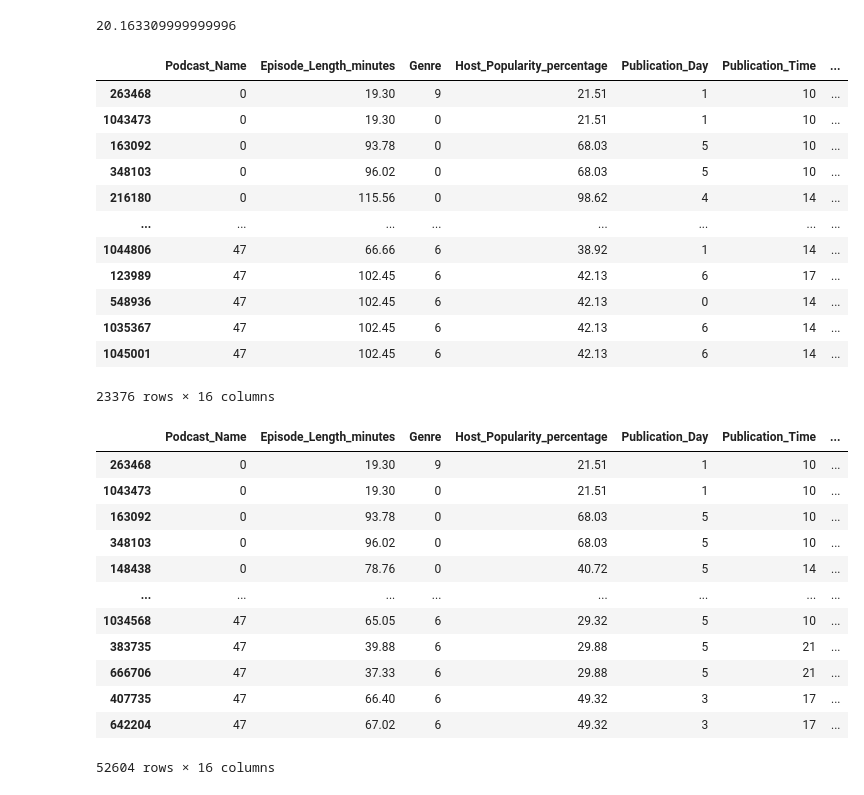
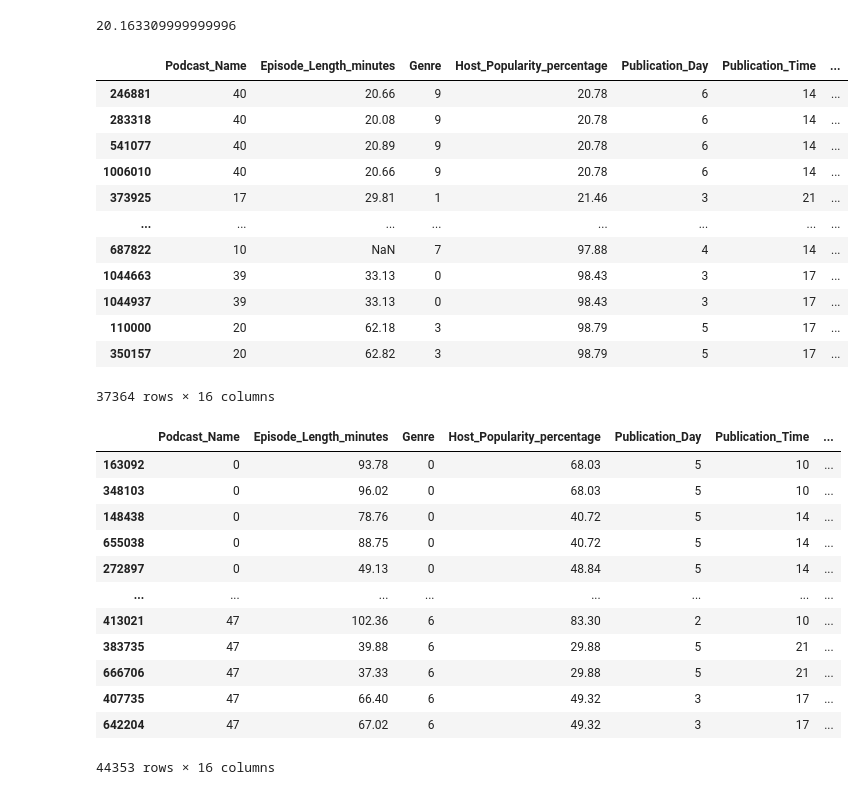
Before and after one commit to masaishi/kaggle-s5e4-6th-solution, a Jupyter notebook: notebooks/eda_001_check_dup.ipynb, the cells around one changed output. Cells and saved outputs as stored; diff of their text form; code cells hidden in the pictures.

```diff
--- a/notebooks/eda_001_check_dup.ipynb
+++ b/notebooks/eda_001_check_dup.ipynb
@@ -189,45 +189,45 @@ calc_rmse([89.693310], [69.530000])
 # %%
 cols_to_compare = ['Podcast_Name', 'Episode_Num', 'Host_Popularity_percentage', 'Guest_Popularity_percentage']
 
 df_dup = df_train.copy()
 df_dup = df_dup.dropna(subset=['Guest_Popularity_percentage'])
 df_dup = df_dup[df_dup.duplicated(subset=cols_to_compare, keep=False)]
-df_dup = df_dup.sort_values(cols_to_compare)
+df_dup = df_dup.sort_values(cols_to_compare + ["Listening_Time_minutes"])
 df_dup
 # %% [output]
 |  | Podcast_Name | Episode_Length_minutes | Genre | Host_Popularity_percentage | Publication_Day | Publication_Time | ... |
-| 263468 | 0 | 19.30 | 9 | 21.51 | 1 | 10 | ... |
-| 1043473 | 0 | 19.30 | 0 | 21.51 | 1 | 10 | ... |
-| 163092 | 0 | 93.78 | 0 | 68.03 | 5 | 10 | ... |
-| 348103 | 0 | 96.02 | 0 | 68.03 | 5 | 10 | ... |
-| 216180 | 0 | 115.56 | 0 | 98.62 | 4 | 14 | ... |
+| 246881 | 40 | 20.66 | 9 | 20.78 | 6 | 14 | ... |
+| 283318 | 40 | 20.08 | 9 | 20.78 | 6 | 14 | ... |
+| 541077 | 40 | 20.89 | 9 | 20.78 | 6 | 14 | ... |
+| 1006010 | 40 | 20.66 | 9 | 20.78 | 6 | 14 | ... |
+| 373925 | 17 | 29.81 | 1 | 21.46 | 3 | 21 | ... |
 | ... | ... | ... | ... | ... | ... | ... | ... |
-| 1044806 | 47 | 66.66 | 6 | 38.92 | 1 | 14 | ... |
-| 123989 | 47 | 102.45 | 6 | 42.13 | 6 | 17 | ... |
-| 548936 | 47 | 102.45 | 6 | 42.13 | 0 | 14 | ... |
-| 1035367 | 47 | 102.45 | 6 | 42.13 | 6 | 14 | ... |
-| 1045001 | 47 | 102.45 | 6 | 42.13 | 6 | 14 | ... |
+| 687822 | 10 | NaN | 7 | 97.88 | 4 | 14 | ... |
+| 1044663 | 39 | 33.13 | 0 | 98.43 | 3 | 17 | ... |
+| 1044937 | 39 | 33.13 | 0 | 98.43 | 3 | 17 | ... |
+| 110000 | 20 | 62.18 | 3 | 98.79 | 5 | 17 | ... |
+| 350157 | 20 | 62.82 | 3 | 98.79 | 5 | 17 | ... |
-23376 rows × 16 columns
+37364 rows × 16 columns
 # %%
-cols_to_compare = ['Podcast_Name', 'Episode_Num', 'Host_Popularity_percentage', 'Publication_Day']
+cols_to_compare = ['Podcast_Name', 'Episode_Num', 'Host_Popularity_percentage', 'Publication_Day', 'Publication_Time']
 
 df_dup2 = df_train.copy()
 # df_dup = df_dup.dropna(subset=['Guest_Popularity_percentage'])
 df_dup2 = df_dup2[df_dup2.duplicated(subset=cols_to_compare, keep=False)]
-df_dup2 = df_dup2.sort_values(cols_to_compare)
+df_dup2 = df_dup2.sort_values(cols_to_compare + ["Listening_Time_minutes"])
 df_dup2
 # %% [output]
 |  | Podcast_Name | Episode_Length_minutes | Genre | Host_Popularity_percentage | Publication_Day | Publication_Time | ... |
-| 263468 | 0 | 19.30 | 9 | 21.51 | 1 | 10 | ... |
-| 1043473 | 0 | 19.30 | 0 | 21.51 | 1 | 10 | ... |
 | 163092 | 0 | 93.78 | 0 | 68.03 | 5 | 10 | ... |
 | 348103 | 0 | 96.02 | 0 | 68.03 | 5 | 10 | ... |
 | 148438 | 0 | 78.76 | 0 | 40.72 | 5 | 14 | ... |
+| 655038 | 0 | 88.75 | 0 | 40.72 | 5 | 14 | ... |
+| 272897 | 0 | 49.13 | 0 | 48.84 | 5 | 14 | ... |
 | ... | ... | ... | ... | ... | ... | ... | ... |
-| 1034568 | 47 | 65.05 | 6 | 29.32 | 5 | 10 | ... |
+| 413021 | 47 | 102.36 | 6 | 83.30 | 2 | 10 | ... |
 | 383735 | 47 | 39.88 | 6 | 29.88 | 5 | 21 | ... |
 | 666706 | 47 | 37.33 | 6 | 29.88 | 5 | 21 | ... |
 | 407735 | 47 | 66.40 | 6 | 49.32 | 3 | 17 | ... |
 | 642204 | 47 | 67.02 | 6 | 49.32 | 3 | 17 | ... |
-52604 rows × 16 columns
+44353 rows × 16 columns
 # %%
```
Also changed, not shown: parts of 5 cells of this notebook, 1 other file.
